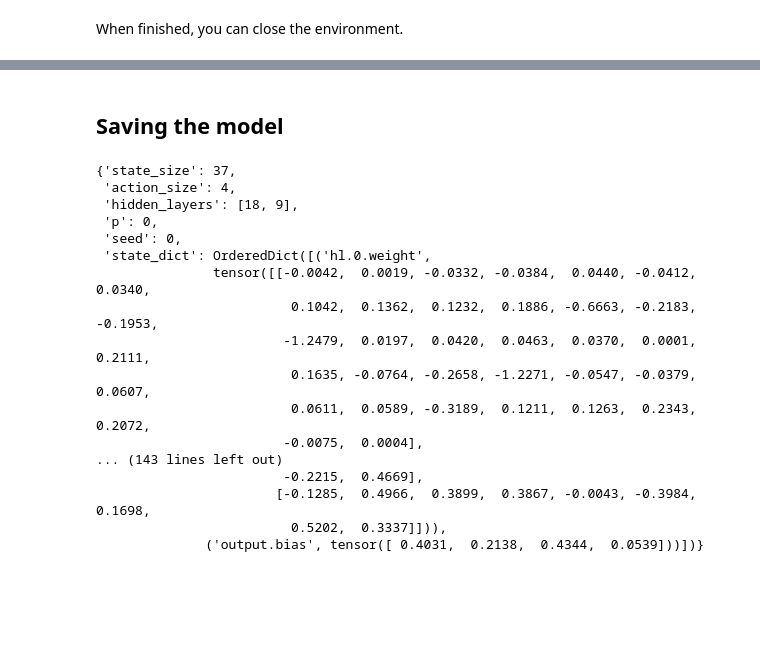
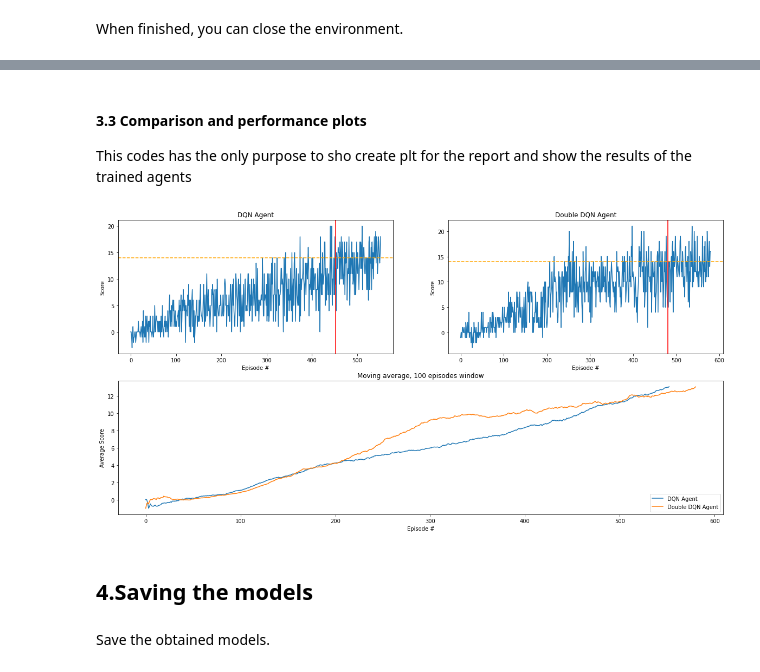
Before and after one commit to chuquikun/Navifation_Project-Banana_Collector, a Jupyter notebook: Navigation.ipynb, the cells around one changed output, grey strips where cells are left out. Drawn from its saved outputs; the diff is of its cells as text; code cells hidden in the pictures; blank space fills up the shorter version.

```diff
--- a/Navigation.ipynb
+++ b/Navigation.ipynb
@@ -247,5 +193,49 @@ Environment solved in 520 episodes!     Average Score: 13.03
 # %%
 env.close()
+# %% [markdown]
+#### 3.3 Comparison and performance plots
+
+This codes has the only purpose to sho create plt for the report and show the results of the trained agents
+# %%
+plt.rcParams["figure.figsize"] = (20,10)
+
+# moving avergae for both agents
+moving_average_simple = [np.mean(scores_simple[max(0,i-99):i+1])for i in range(len(scores_simple))]
+moving_average_double = [np.mean(scores_double[max(0,i-99):i+1])for i in range(len(scores_double))]
+
+# plot the scores
+succesful_episode = len(scores_simple)-100
+fig = plt.figure()
+ax = fig.add_subplot(2,2,1)
+plt.plot(np.arange(len(scores_simple)), scores_simple)
+plt.axhline(y=14, color='orange', linestyle='--')
+plt.axvline(x=succesful_episode, color='red', linestyle='-')
+ax.title.set_text('DQN Agent')
+plt.ylabel('Score')
+plt.xlabel('Episode #')
+
+succesful_episode = len(scores_double)-100
+ax = fig.add_subplot(2,2,2)
+plt.plot(np.arange(len(scores_double)), scores_double)
+plt.axhline(y=14, color='orange', linestyle='--')
+plt.axvline(x=succesful_episode, color='red', linestyle='-')
+ax.title.set_text('Double DQN Agent')
+plt.ylabel('Score')
+plt.xlabel('Episode #')
+
+ax = fig.add_subplot(2,1,2)
+ax.title.set_text('Moving average, 100 episodes window')
+plt.plot(moving_average_simple, label='DQN Agent')
+plt.plot(moving_average_double, label='Double DQN Agent')
+plt.ylabel('Average Score')
+plt.xlabel('Episode #')
+plt.legend(loc='lower right')
+
+plt.show()
+# %% [output]
+[figure, added]
 # %% [markdown]
-## Saving the model
+## 4.Saving the models
+# %% [markdown]
+Save the obtained models.
 # %%
@@ -260,20 +250,0 @@ torch.save(checkpoint, 'checkpoint.pth')
-# %%
-checkpoint
-# %% [output]
-{'state_size': 37,
- 'action_size': 4,
- 'hidden_layers': [18, 9],
- 'p': 0,
- 'seed': 0,
- 'state_dict': OrderedDict([('hl.0.weight',
-               tensor([[-0.0042,  0.0019, -0.0332, -0.0384,  0.0440, -0.0412,  0.0340,
-                         0.1042,  0.1362,  0.1232,  0.1886, -0.6663, -0.2183, -0.1953,
-                        -1.2479,  0.0197,  0.0420,  0.0463,  0.0370,  0.0001,  0.2111,
-                         0.1635, -0.0764, -0.2658, -1.2271, -0.0547, -0.0379,  0.0607,
-                         0.0611,  0.0589, -0.3189,  0.1211,  0.1263,  0.2343,  0.2072,
-                        -0.0075,  0.0004],
-... (143 lines left out)
-                        -0.2215,  0.4669],
-                       [-0.1285,  0.4966,  0.3899,  0.3867, -0.0043, -0.3984,  0.1698,
-                         0.5202,  0.3337]])),
-              ('output.bias', tensor([ 0.4031,  0.2138,  0.4344,  0.0539]))])}
```
Also changed, not shown: parts of 27 cells of this notebook, 11 other files.
